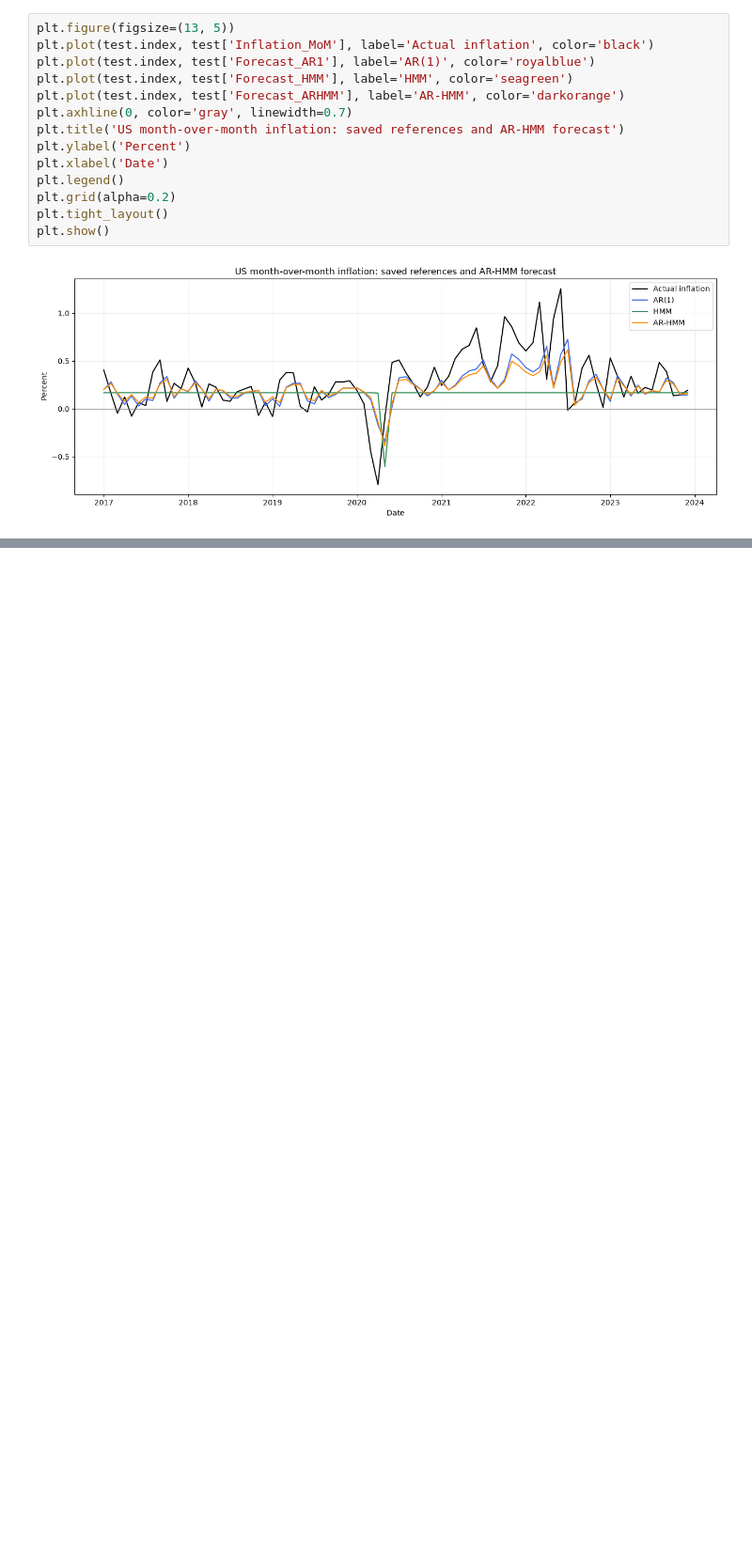
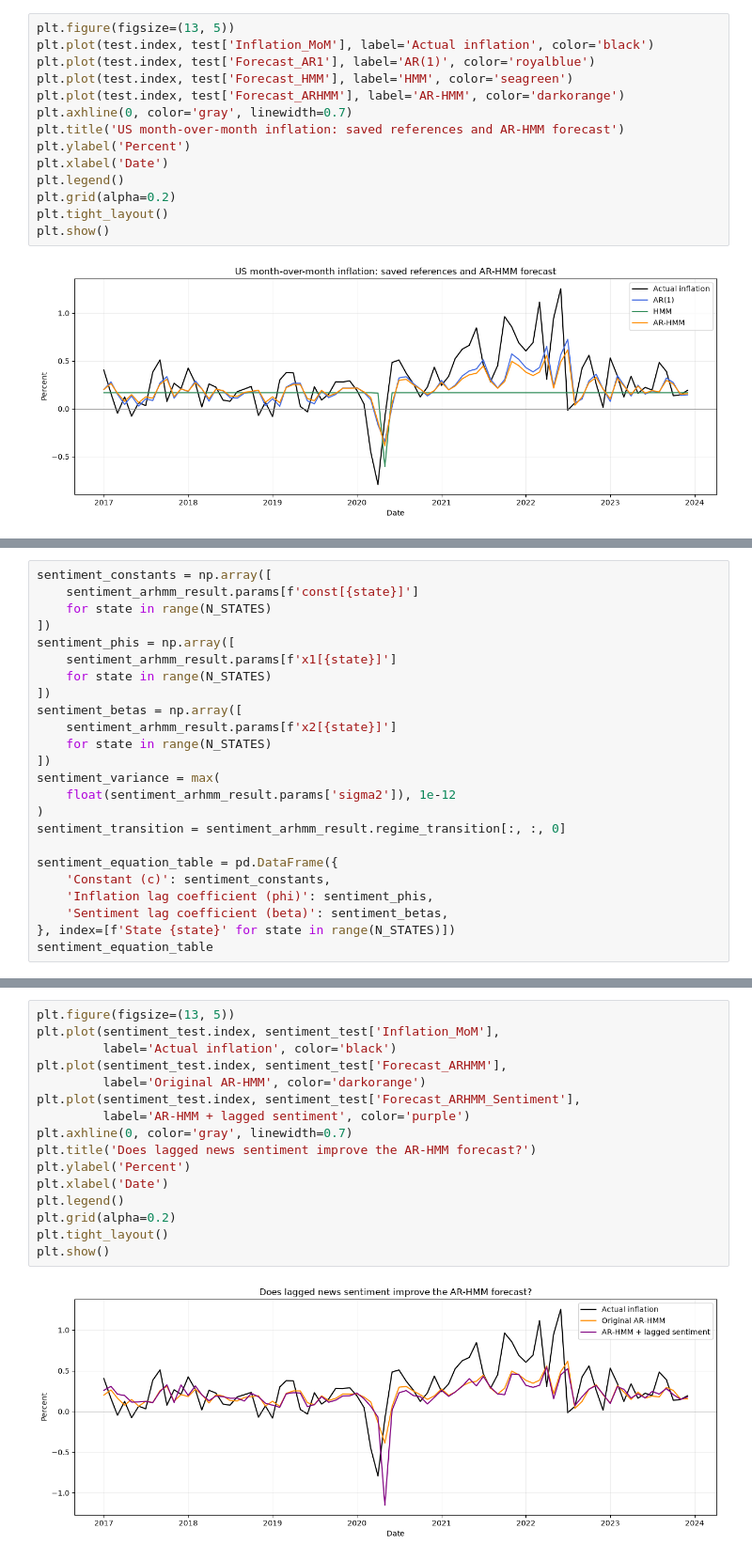
Before and after one commit to zahra-ynp/Thesis, a Jupyter notebook: modelling/notebooks/learning/05_AR_HMM.ipynb, the cells around one changed output, grey strips where cells are left out. Shown at 94% size. Saved outputs shown, nothing was run; the diff lists cells and outputs as text; blank space fills up the shorter version.

Commit message:
Add sentiment of news to AR-HMM

```diff
--- a/modelling/notebooks/learning/05_AR_HMM.ipynb
+++ b/modelling/notebooks/learning/05_AR_HMM.ipynb
@@ -355,0 +434,24 @@ plt.show()
+# %%
+sentiment_constants = np.array([
+    sentiment_arhmm_result.params[f'const[{state}]']
+    for state in range(N_STATES)
+])
+sentiment_phis = np.array([
+    sentiment_arhmm_result.params[f'x1[{state}]']
+    for state in range(N_STATES)
+])
+sentiment_betas = np.array([
+    sentiment_arhmm_result.params[f'x2[{state}]']
+    for state in range(N_STATES)
+])
+sentiment_variance = max(
+    float(sentiment_arhmm_result.params['sigma2']), 1e-12
+)
+sentiment_transition = sentiment_arhmm_result.regime_transition[:, :, 0]
+
+sentiment_equation_table = pd.DataFrame({
+    'Constant (c)': sentiment_constants,
+    'Inflation lag coefficient (phi)': sentiment_phis,
+    'Sentiment lag coefficient (beta)': sentiment_betas,
+}, index=[f'State {state}' for state in range(N_STATES)])
+sentiment_equation_table
@@ -355,0 +615,18 @@ plt.show()
+# %%
+plt.figure(figsize=(13, 5))
+plt.plot(sentiment_test.index, sentiment_test['Inflation_MoM'],
+         label='Actual inflation', color='black')
+plt.plot(sentiment_test.index, sentiment_test['Forecast_ARHMM'],
+         label='Original AR-HMM', color='darkorange')
+plt.plot(sentiment_test.index, sentiment_test['Forecast_ARHMM_Sentiment'],
+         label='AR-HMM + lagged sentiment', color='purple')
+plt.axhline(0, color='gray', linewidth=0.7)
+plt.title('Does lagged news sentiment improve the AR-HMM forecast?')
+plt.ylabel('Percent')
+plt.xlabel('Date')
+plt.legend()
+plt.grid(alpha=0.2)
+plt.tight_layout()
+plt.show()
+# %% [output]
+[figure, added]
```
Also changed, not shown: parts of 13 cells of this notebook, 3 other files.
